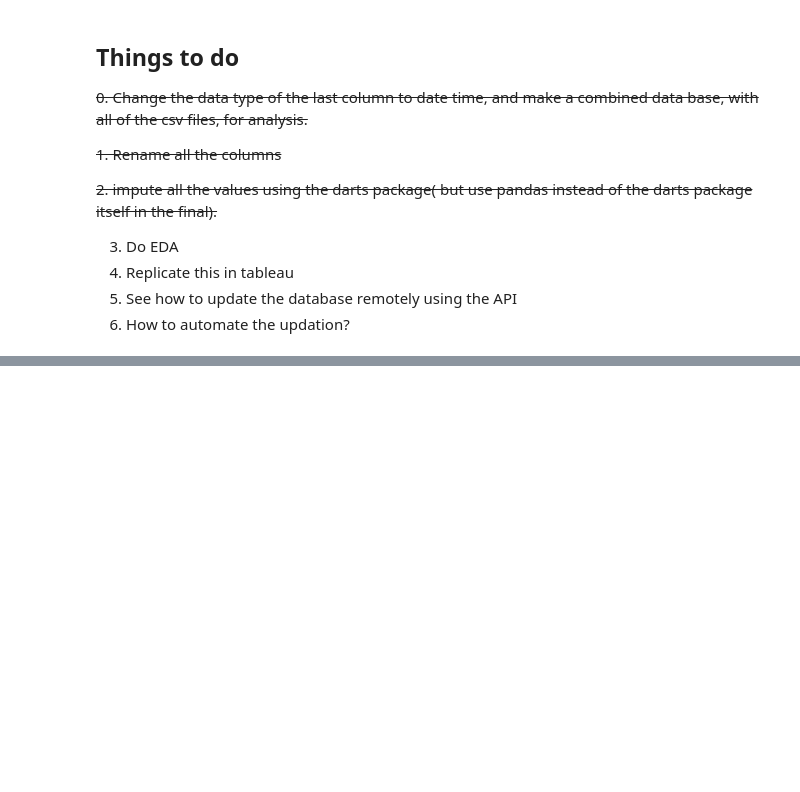
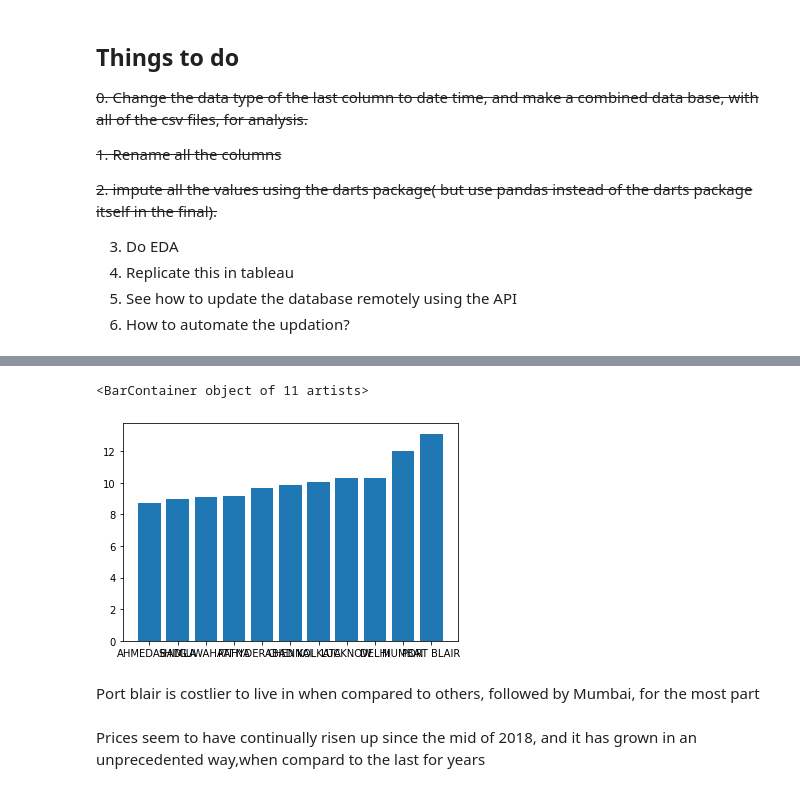
Before and after one commit to aadityarock2000/Price-history-analysis, a Jupyter notebook: notebooks/Prices EDA.ipynb, the cells around one changed output, grey strips where cells are left out. Cells and saved outputs as stored; diff of their text form; code cells hidden in the pictures; blank space fills up the shorter version.

```diff
--- a/notebooks/Prices EDA.ipynb
+++ b/notebooks/Prices EDA.ipynb
@@ -106,0 +205,28 @@ df.head()
+# %%
+#This is renamed as scaled_data_new for Tableau
+
+df_new=pd.DataFrame()
+places=["CHENNAI","DELHI","LUCKNOW","SHIMLA","MUMBAI","AHMEDABAD","KOLKATA","PATNA","GUWAHATI","PORT BLAIR","HYDERABAD"]
+# Plotting the normalised cost change over the years
+for i in range(len(places)):
+    df_new[places[i]]=df_scaled[df_scaled["City"]==places[i]].iloc[:,1:23].sum(axis=1)
+
+df_new['Date']=df_CHENNAI['23']
+df_new.to_csv(data_path+'df_new.csv', index=False)
+# %%
+year='2022'
+df_test=df_new[df_new['Date'].dt.to_period('Y')==year]
+l=df_test.mean().to_frame().reset_index()
+l.columns=['City','Avg. Scaled Prices']
+l=l.sort_values('Avg. Scaled Prices')
+l=l.reset_index(drop=True)
+
+#percentage change
+percentage_change=round(100*((l.iloc[-1,1]-l.iloc[0,1])/l.iloc[0,1]),2)
+# %%
+plt.bar(l['City'],l['Avg. Scaled Prices'])
+# %% [output]
+<BarContainer object of 11 artists>
+[figure, added]
+# %% [markdown]
+Port blair is costlier to live in when compared to others, followed by Mumbai, for the most part
@@ -106,0 +237,2 @@ df.head()
+# %% [markdown]
+Prices seem to have continually risen up since the mid of 2018, and it has grown in an unprecedented way,when compard to the last for years
```
Also changed, not shown: parts of 117 cells of this notebook, 26 other files.
